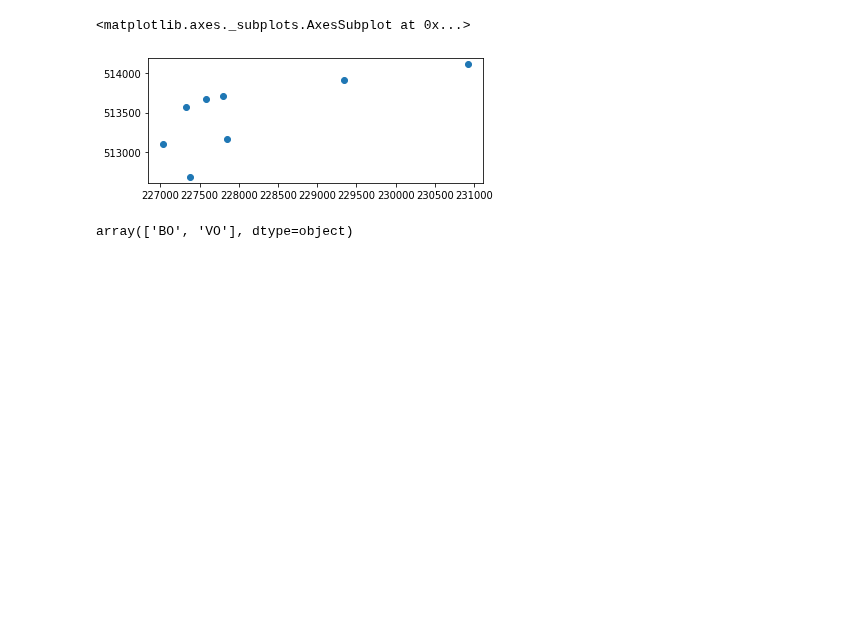
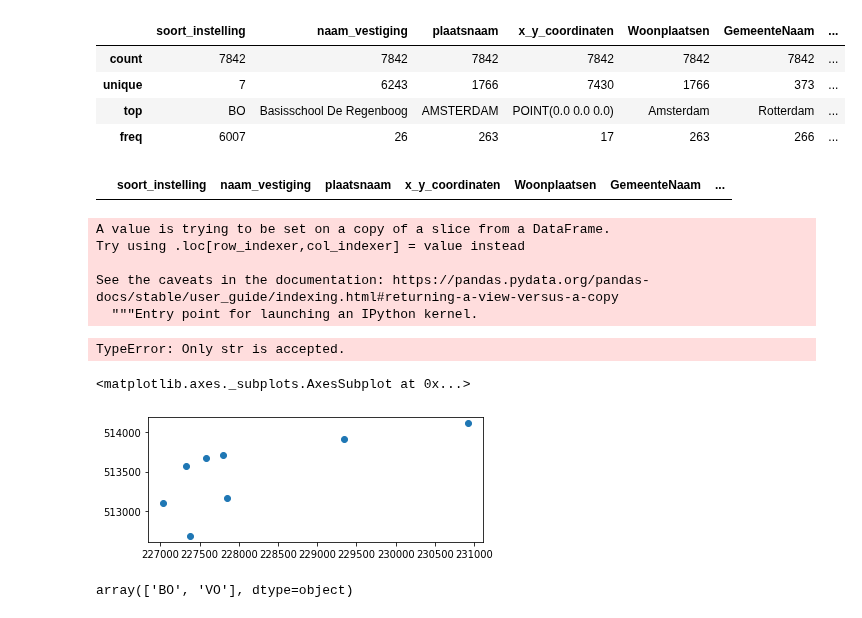
Before and after one commit to BramblePie/FlaskReact, a Jupyter notebook: flask-backend/scholen.ipynb, the cells around one changed output. Saved outputs shown, nothing was run; the diff lists cells and outputs as text; code cells hidden in the pictures; blank space fills up the shorter version.

```diff
--- a/flask-backend/scholen.ipynb
+++ b/flask-backend/scholen.ipynb
@@ -18,8 +18,11 @@ pd.options.display.max_rows = None
 linkdata = gpd.read_file('data/Woonplaatsen.csv')
 # %%
 #deze data linkt de dataset van gemeentegrenzen aan die van asbestscholenkaart
-linkdata= linkdata[['Woonplaatsen','Gemeentenaam']]
-linkdata['Woonplaatsenhoofd'] = linkdata['Woonplaatsen'].str.upper()
+linkdata = linkdata[['Woonplaatsen','GemeenteNaam','ProvincieNaam']]
+linkdata['plaatsnaam'] = linkdata['Woonplaatsen'].str.upper()
+# %%
+# link da data en voeg gemeente toe aan dataset
+data = data.merge(linkdata, on='plaatsnaam')
 # %%
 data.nunique()
 # %% [output]
@@ -33,8 +45,17 @@ x_y_coordinaten     7923
 dtype: int64
 # %%
-data = data[["soort_instelling","naam_vestiging","plaatsnaam","straatnaam","postcode","huisnummer","x_y_coordinaten"]]
+data = data[["soort_instelling","naam_vestiging","plaatsnaam","x_y_coordinaten",'Woonplaatsen','GemeenteNaam','ProvincieNaam']]
 # %%
 #omzetten data voor plot
 #data['x_y_coordinaten'] = data['x_y_coordinaten'].apply(wkt.loads)
 #data = data.set_geometry('x_y_coordinaten')
 #data = data.to_crs(epsg=3857)
+data.count()
+# data = gpd.GeoDataFrame(data)
+data.describe()
+# %% [output]
+|  | soort_instelling | naam_vestiging | plaatsnaam | x_y_coordinaten | Woonplaatsen | GemeenteNaam | ... |
+| count | 7842 | 7842 | 7842 | 7842 | 7842 | 7842 | ... |
+| unique | 7 | 6243 | 1766 | 7430 | 1766 | 373 | ... |
+| top | BO | Basisschool De Regenboog | AMSTERDAM | POINT(0.0 0.0 0.0) | Amsterdam | Rotterdam | ... |
+| freq | 6007 | 26 | 263 | 17 | 263 | 266 | ... |
@@ -43 +62,8 @@ plaats = "DEDEMSVAART"
+# %%
+g = 'Rotterdam'
+# data['GemeenteNaam'] = data['GemeenteNaam'].astype('string')
+gemdata = data.loc[data['GemeenteNaam'] == g]
+gemdata
+# %% [output]
+|  | soort_instelling | naam_vestiging | plaatsnaam | x_y_coordinaten | Woonplaatsen | GemeenteNaam | ... |
 # %%
@@ -44 +71,17 @@ plaats = "DEDEMSVAART"
 plaatsdata = data.loc[data['plaatsnaam'] == plaats]
+# %%
+plaatsdata['x_y_coordinaten'] = plaatsdata['x_y_coordinaten'].apply(wkt.loads)
+# plaatsdata = plaatsdata.to_crs(epsg=3857)
+plaatsdata = plaatsdata.set_geometry('x_y_coordinaten')
+# %% [output]
+A value is trying to be set on a copy of a slice from a DataFrame.
+Try using .loc[row_indexer,col_indexer] = value instead
+
+See the caveats in the documentation: https://pandas.pydata.org/pandas-docs/stable/user_guide/indexing.html#returning-a-view-versus-a-copy
+  """Entry point for launching an IPython kernel.
+# %%
+gemeentedata['x_y_coordinaten'] = plaatsdata['x_y_coordinaten'].apply(wkt.loads)
+# plaatsdata = plaatsdata.to_crs(epsg=3857)
+gemeentedata = plaatsdata.set_geometry('x_y_coordinaten')
+# %% [output]
+TypeError: Only str is accepted.
```
Also changed, not shown: parts of 7 cells of this notebook, 3 other files.
